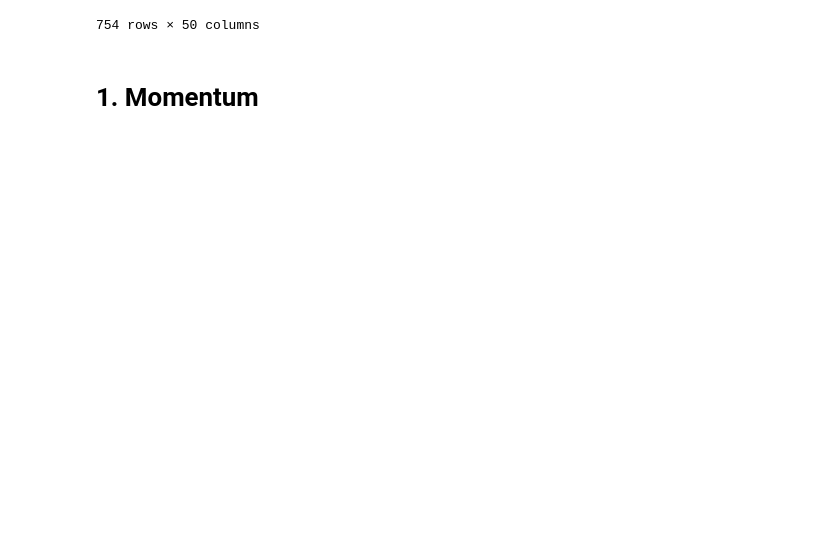
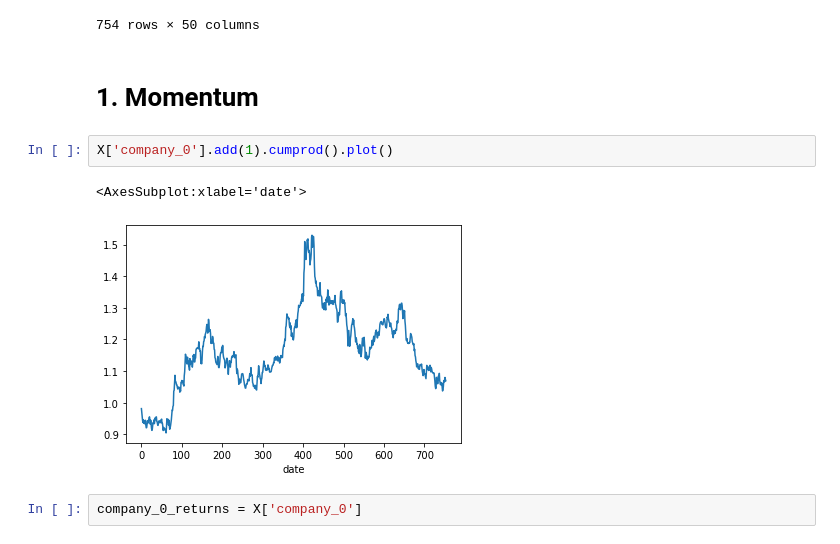
Before and after one commit to peulsilva/qrt-2022-challenge, a Jupyter notebook: notebooks/02-feature_extractor.ipynb, the cells around one changed output. Drawn from its saved outputs; the diff is of its cells as text; blank space fills up the shorter version.

```diff
--- a/notebooks/02-feature_extractor.ipynb
+++ b/notebooks/02-feature_extractor.ipynb
@@ -90,3 +90,10 @@ X
 754 rows × 50 columns
 # %% [markdown]
 # 1. Momentum
+# %%
+X['company_0'].add(1).cumprod().plot()
+# %% [output]
+<AxesSubplot:xlabel='date'>
+[figure, added]
+# %%
+company_0_returns = X['company_0']
```
Also changed, not shown: parts of 14 cells of this notebook.
